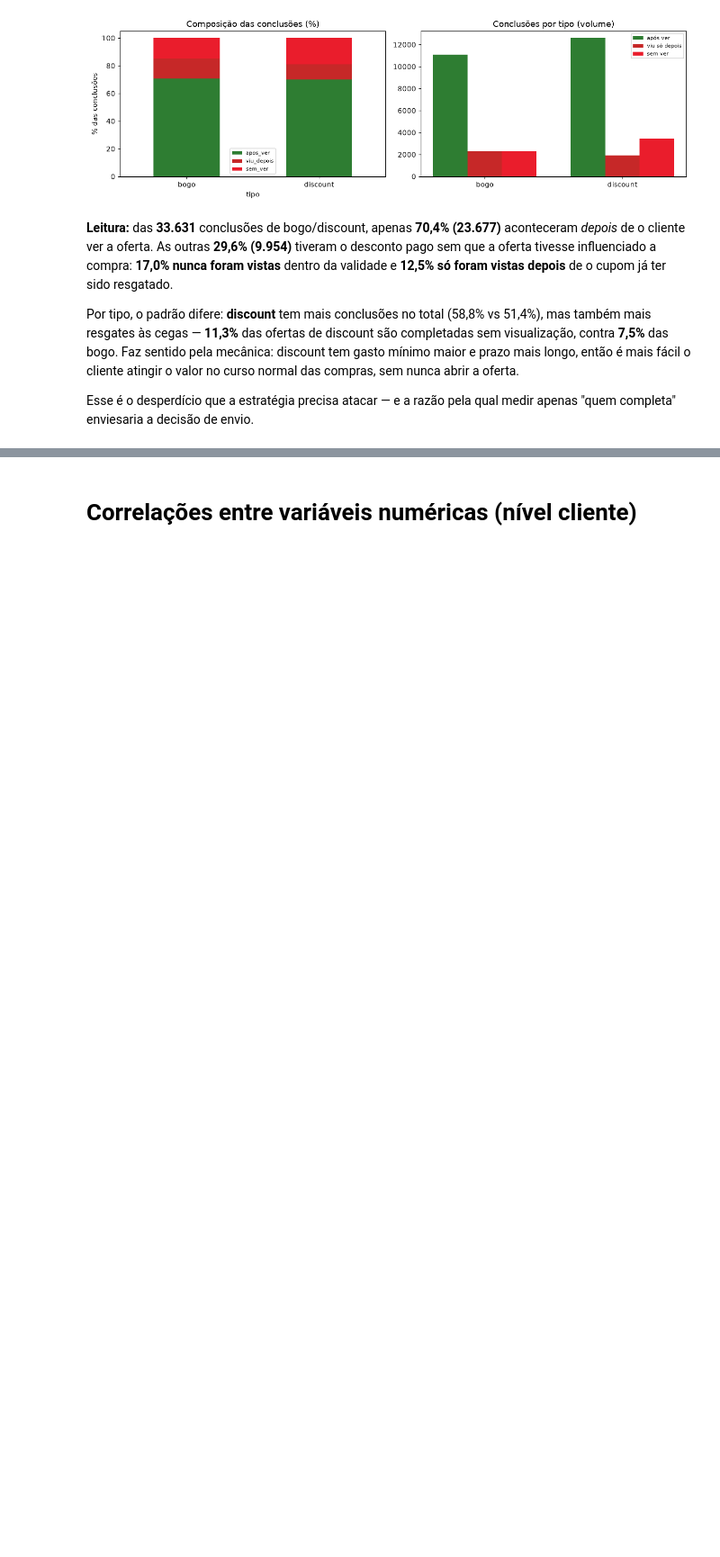
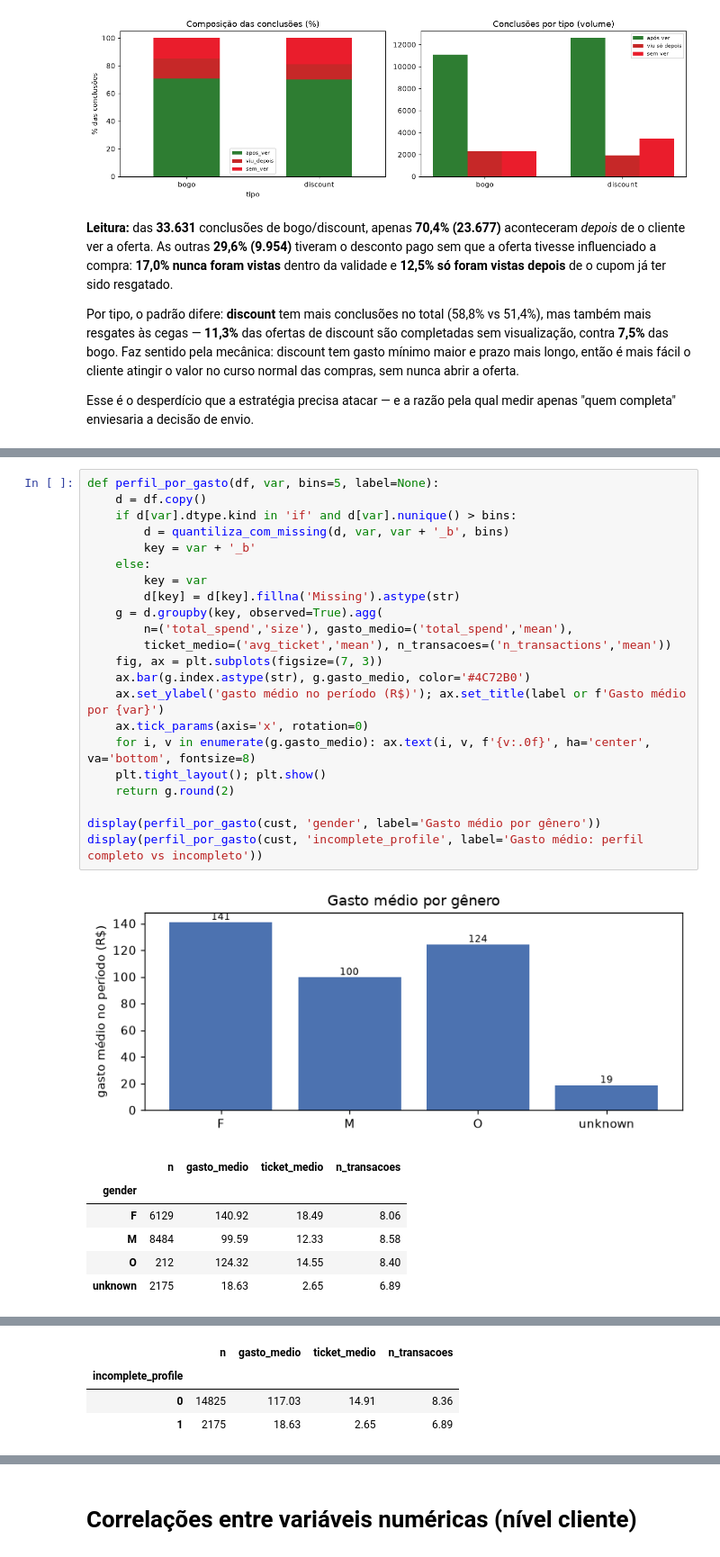
Before and after one commit to velosomn/ifood-case, a Jupyter notebook: notebooks/0_eda.ipynb, the cells around one changed output, grey strips where cells are left out. Shown at 90% size. Cells and saved outputs as stored; diff of their text form; blank space fills up the shorter version.

```diff
--- a/notebooks/0_eda.ipynb
+++ b/notebooks/0_eda.ipynb
@@ -866,0 +930,30 @@ _ = plot_bad_cbk(cust, 'incomplete_profile', 'completou_alguma', 'total_spend',
+# %%
+def perfil_por_gasto(df, var, bins=5, label=None):
+    d = df.copy()
+    if d[var].dtype.kind in 'if' and d[var].nunique() > bins:
+        d = quantiliza_com_missing(d, var, var + '_b', bins)
+        key = var + '_b'
+    else:
+        key = var
+        d[key] = d[key].fillna('Missing').astype(str)
+    g = d.groupby(key, observed=True).agg(
+        n=('total_spend','size'), gasto_medio=('total_spend','mean'),
+        ticket_medio=('avg_ticket','mean'), n_transacoes=('n_transactions','mean'))
+    fig, ax = plt.subplots(figsize=(7, 3))
+    ax.bar(g.index.astype(str), g.gasto_medio, color='#4C72B0')
+    ax.set_ylabel('gasto médio no período (R$)'); ax.set_title(label or f'Gasto médio por {var}')
+    ax.tick_params(axis='x', rotation=0)
+    for i, v in enumerate(g.gasto_medio): ax.text(i, v, f'{v:.0f}', ha='center', va='bottom', fontsize=8)
+    plt.tight_layout(); plt.show()
+    return g.round(2)
+
+display(perfil_por_gasto(cust, 'gender', label='Gasto médio por gênero'))
+display(perfil_por_gasto(cust, 'incomplete_profile', label='Gasto médio: perfil completo vs incompleto'))
+# %% [output]
+[figure, added]
+|  | n | gasto_medio | ticket_medio | n_transacoes |
+| gender |  |  |  |  |
+| F | 6129 | 140.92 | 18.49 | 8.06 |
+| M | 8484 | 99.59 | 12.33 | 8.58 |
+| O | 212 | 124.32 | 14.55 | 8.40 |
+| unknown | 2175 | 18.63 | 2.65 | 6.89 |
@@ -866,0 +961,4 @@ _ = plot_bad_cbk(cust, 'incomplete_profile', 'completou_alguma', 'total_spend',
+|  | n | gasto_medio | ticket_medio | n_transacoes |
+| incomplete_profile |  |  |  |  |
+| 0 | 14825 | 117.03 | 14.91 | 8.36 |
+| 1 | 2175 | 18.63 | 2.65 | 6.89 |
```
Also changed, not shown: parts of 27 cells of this notebook, 1 other file.
